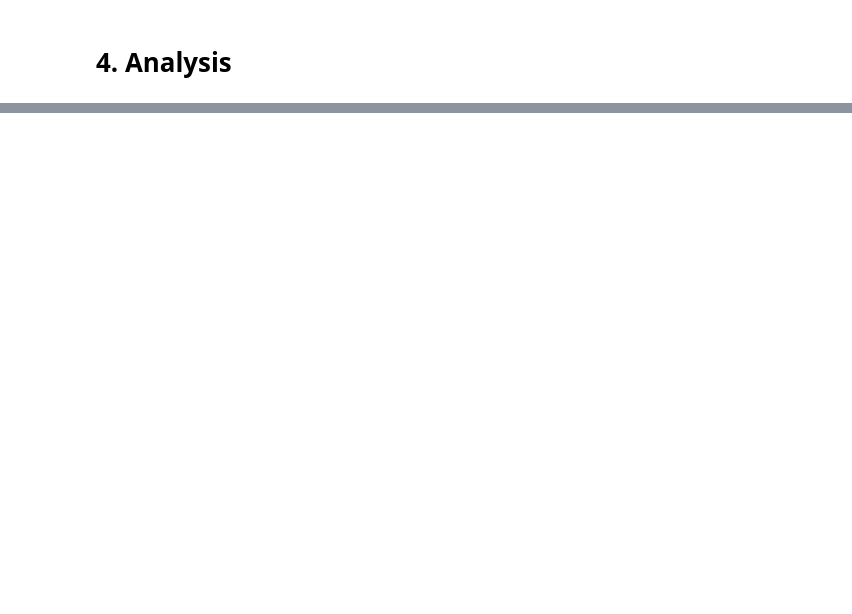
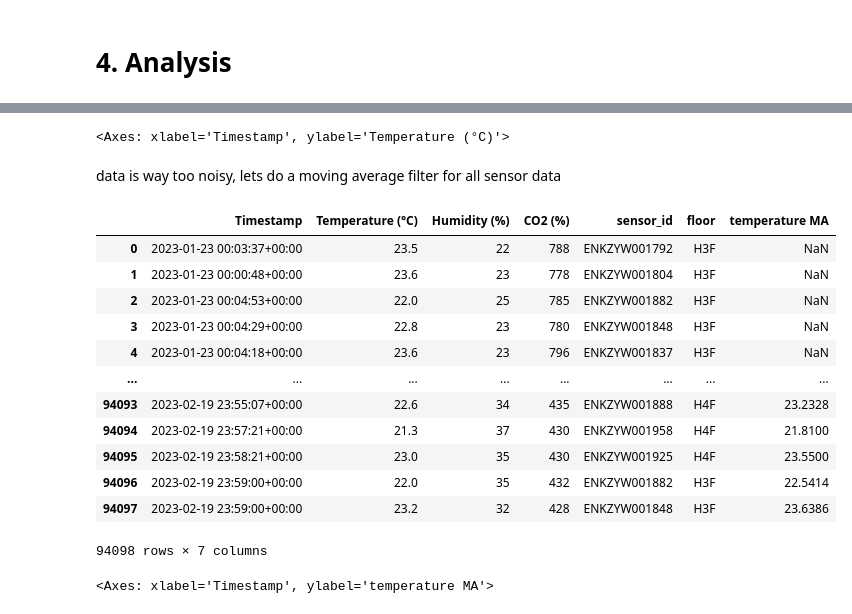
Before and after one commit to SidMurthy97/fp_task, a Jupyter notebook: analysis.ipynb, the cells around one changed output, grey strips where cells are left out. Cells and saved outputs as stored; diff of their text form; code cells hidden in the pictures; blank space fills up the shorter version.

Commit message:
performing moving average filtering on temperture data

```diff
--- a/analysis.ipynb
+++ b/analysis.ipynb
@@ -300,2 +305,12 @@ iaq_w_floors.head()
 # %% [markdown]
 The floor column will be useful to group and filter by. Analysis time.
+# %%
+#just want to change the titles of the dataframes too
+
+rename_dict = {"documentTime": "Timestamp",
+               "temp": "Temperature (°C)",
+               "humidity": "Humidity (%)",
+               "co2": "CO2 (%)"}
+
+iaq_w_floors = iaq_w_floors.rename(rename_dict, axis = 'columns')
+iaq_w_floors.head()
@@ -303,0 +338,54 @@ The floor column will be useful to group and filter by. Analysis time.
+# %%
+%matplotlib tk
+plt.xticks(rotation = 45)
+sns.lineplot(data=iaq_w_floors[iaq_w_floors["floor"] == "H3F"],
+             x="Timestamp",
+             y = "Temperature (°C)",
+             style = "sensor_id",
+             hue = "sensor_id",
+             estimator=None, n_boot=0)
+# %% [output]
+<Axes: xlabel='Timestamp', ylabel='Temperature (°C)'>
+# %% [markdown]
+data is way too noisy, lets do a moving average filter for all sensor data
+# %%
+# for sensor in sensor_counts.index:
+#     iaq_w_floors["temperature MA"]= iaq_w_floors[iaq_w_floors["sensor_id"] == sensor]["Temperature (°C)"].rolling(500).mean()
+
+# iaq_w_floors["temperature MA"] = iaq_w_floors[iaq_w_floors["sensor_id"] == 'ENKZYW001804']["Temperature (°C)"].rolling(500).mean()
+
+iaq_temp_ma = iaq_w_floors.copy()
+iaq_temp_ma["temperature MA"] = np.nan
+
+for sensor in sensor_counts_valid.index:
+
+    ma_signal = iaq_temp_ma[iaq_temp_ma["sensor_id"] == sensor]["Temperature (°C)"].rolling(500).mean()
+    iaq_temp_ma.loc[ma_signal.index,"temperature MA"] = ma_signal.values
+
+iaq_temp_ma
+# %% [output]
+|  | Timestamp | Temperature (°C) | Humidity (%) | CO2 (%) | sensor_id | floor | temperature MA |
+| 0 | 2023-01-23 00:03:37+00:00 | 23.5 | 22 | 788 | ENKZYW001792 | H3F | NaN |
+| 1 | 2023-01-23 00:00:48+00:00 | 23.6 | 23 | 778 | ENKZYW001804 | H3F | NaN |
+| 2 | 2023-01-23 00:04:53+00:00 | 22.0 | 25 | 785 | ENKZYW001882 | H3F | NaN |
+| 3 | 2023-01-23 00:04:29+00:00 | 22.8 | 23 | 780 | ENKZYW001848 | H3F | NaN |
+| 4 | 2023-01-23 00:04:18+00:00 | 23.6 | 23 | 796 | ENKZYW001837 | H3F | NaN |
+| ... | ... | ... | ... | ... | ... | ... | ... |
+| 94093 | 2023-02-19 23:55:07+00:00 | 22.6 | 34 | 435 | ENKZYW001888 | H4F | 23.2328 |
+| 94094 | 2023-02-19 23:57:21+00:00 | 21.3 | 37 | 430 | ENKZYW001958 | H4F | 21.8100 |
+| 94095 | 2023-02-19 23:58:21+00:00 | 23.0 | 35 | 430 | ENKZYW001925 | H4F | 23.5500 |
+| 94096 | 2023-02-19 23:59:00+00:00 | 22.0 | 35 | 432 | ENKZYW001882 | H3F | 22.5414 |
+| 94097 | 2023-02-19 23:59:00+00:00 | 23.2 | 32 | 428 | ENKZYW001848 | H3F | 23.6386 |
+94098 rows × 7 columns
+# %%
+%matplotlib tk
+plt.figure()
+plt.xticks(rotation = 45)
+sns.lineplot(data=iaq_temp_ma[iaq_temp_ma["floor"] == "H3F"],
+             x="Timestamp",
+             y="temperature MA",
+             style = "sensor_id",
+             hue = "sensor_id",
+             estimator=None, n_boot=0)
+# %% [output]
+<Axes: xlabel='Timestamp', ylabel='temperature MA'>
```
Also changed, not shown: parts of 5 cells of this notebook.
